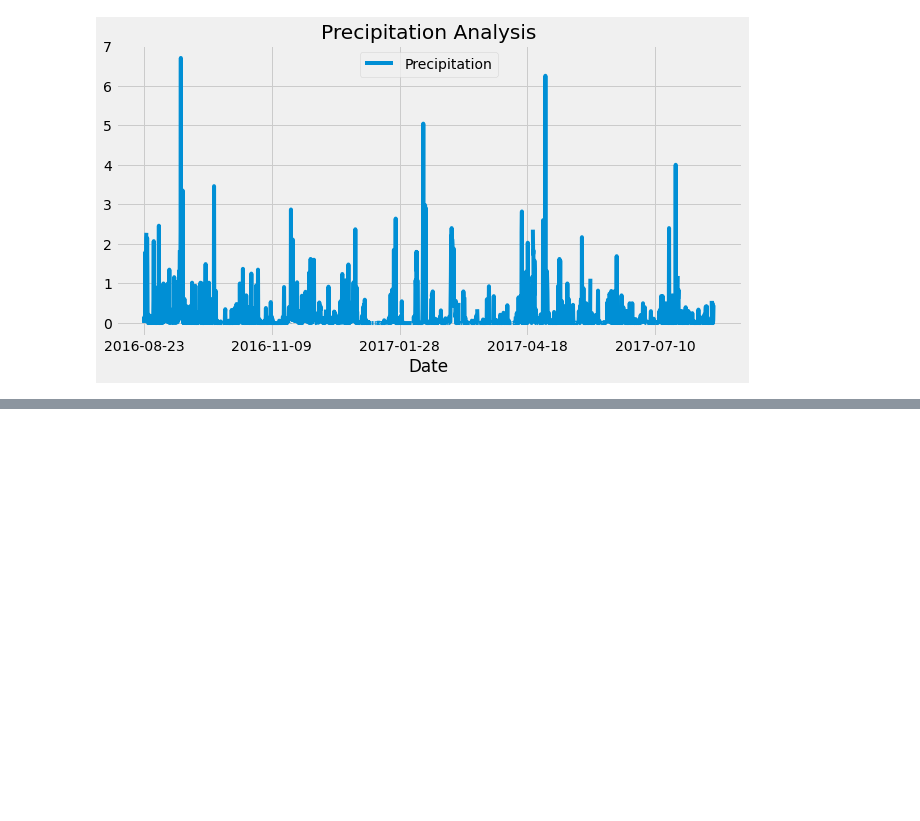
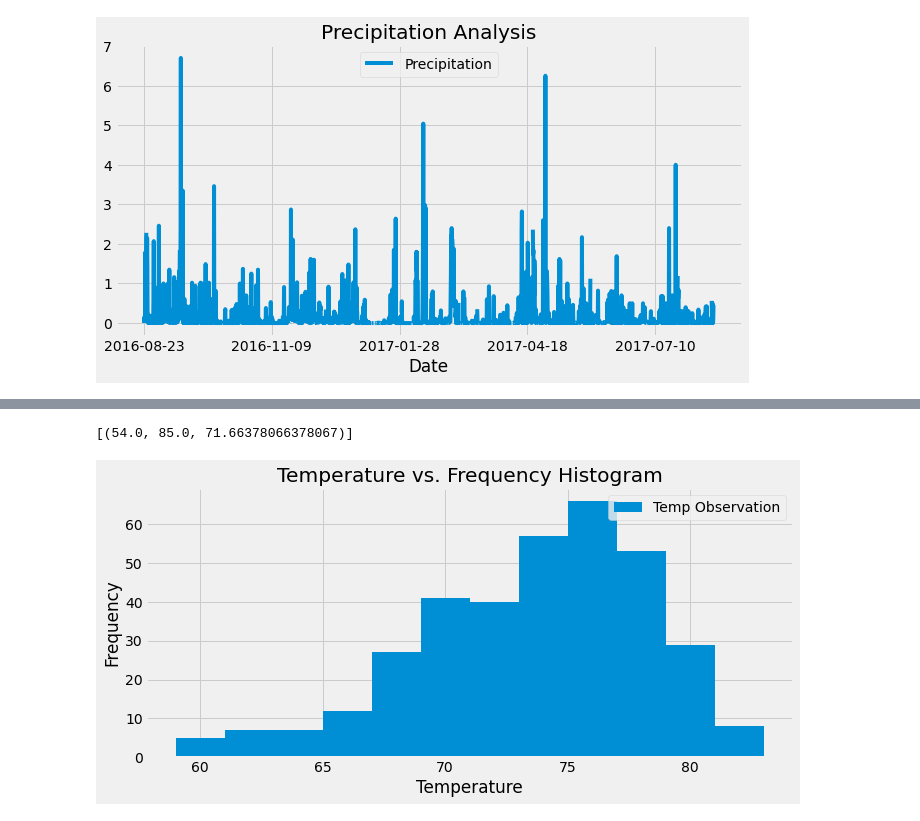
Before and after one commit to nehuffman13/sqlalchemy-challenge, a Jupyter notebook: app.py.ipynb, the cells around one changed output, grey strips where cells are left out. Cells and saved outputs as stored; diff of their text form; code cells hidden in the pictures; blank space fills up the shorter version.

Commit message:
adds code to notebook and images

```diff
--- a/app.py.ipynb
+++ b/app.py.ipynb
@@ -80,6 +109,31 @@ plt.show()
 # %%
  # Using the station id from the previous query, calculate the lowest temperature recorded,
 # highest temperature recorded, and average temperature of the most active station?
+sel = [func.min(Measurement.tobs),
+       func.max(Measurement.tobs),
+       func.avg(Measurement.tobs)]
+
+min_max_average_temp = session.query(*sel).\
+    filter(Measurement.station == "USC00519281").all()
+min_max_average_temp
+# %% [output]
+[(54.0, 85.0, 71.66378066378067)]
 # %%
  # Choose the station with the highest number of temperature observations.
 # Query the last 12 months of temperature observation data for this station and plot the results as a histogram
+temp_observation_data = session.query(Measurement.tobs).\
+    filter(Measurement.date >= one_year_data).\
+    filter(Measurement.station == "USC00519281").\
+    order_by(Measurement.date).all()
+
+temp_observation_data_df = pd.DataFrame(temp_observation_data, columns=["Temp Observation"])
+
+
+temp_observation_data_df.plot.hist(bins=12, title="Temperature vs. Frequency Histogram", figsize=(10,5))
+plt.xlabel("Temperature")
+plt.legend(loc="upper right")
+plt.tight_layout()
+plt.savefig("Images/temp_vs_freq.png")
+plt.show()
+# %% [output]
+[figure, added]
```
Also changed, not shown: parts of 3 cells of this notebook, 1 other file.
